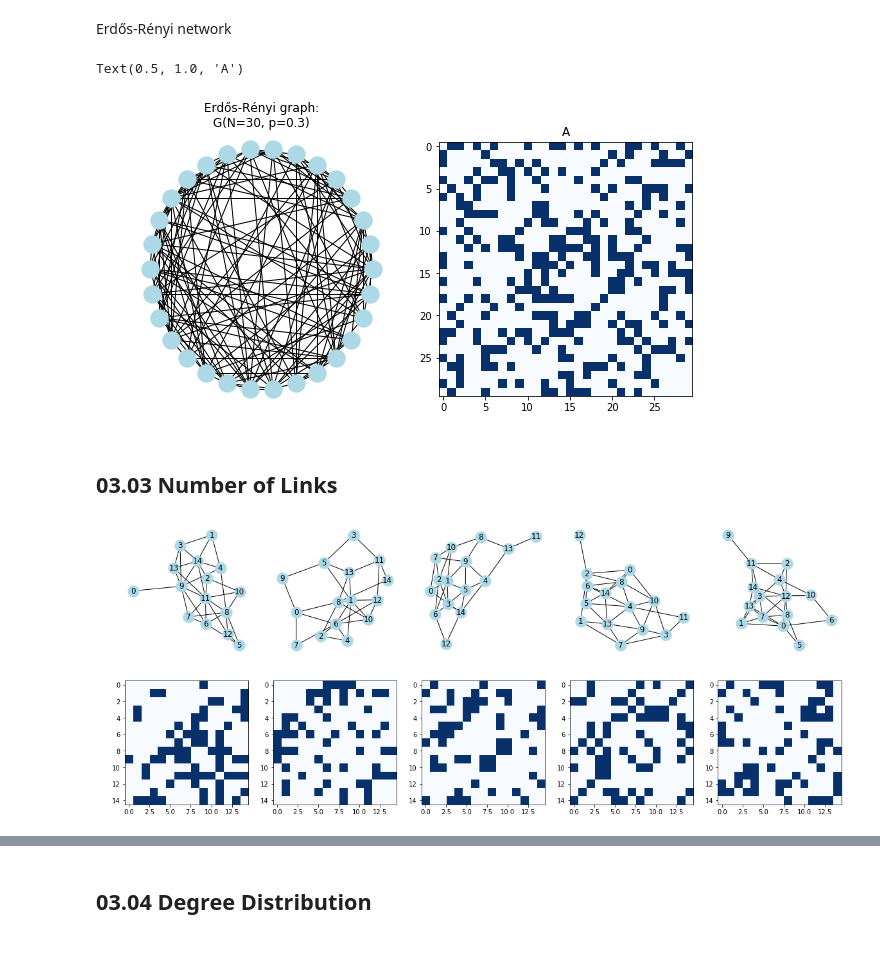
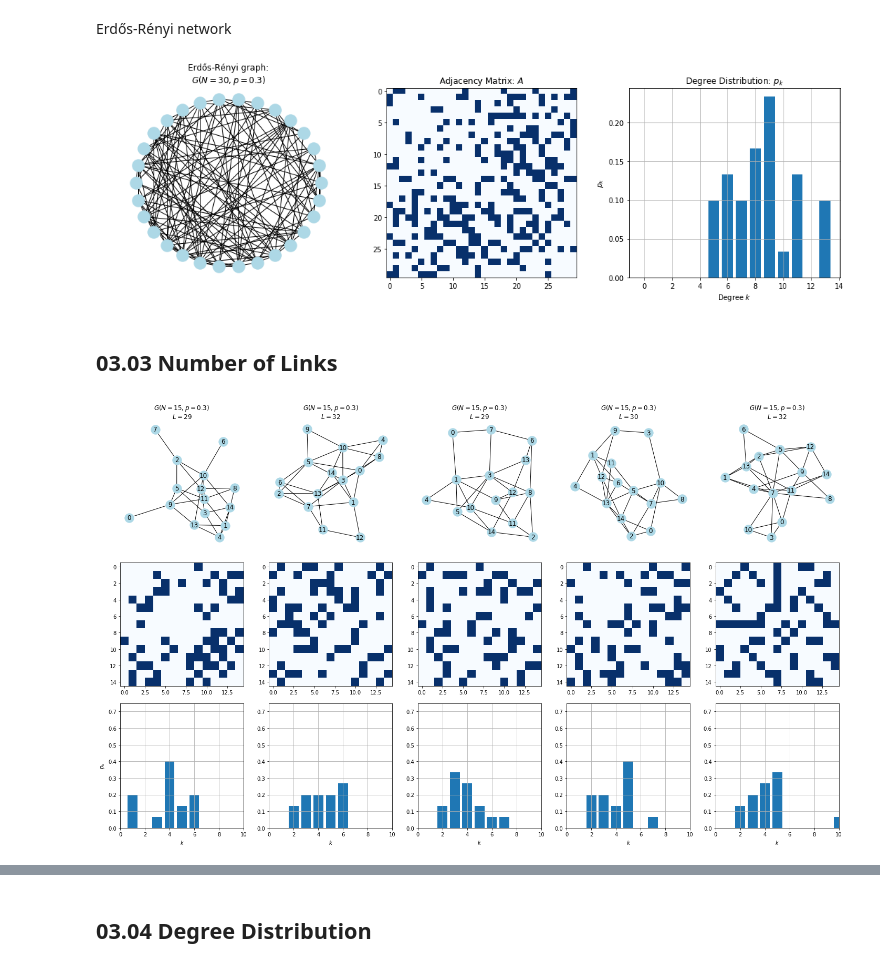
Before and after one commit to shumez/NetworkScience, a Jupyter notebook: c03/code.ipynb, the cells around one changed output, grey strips where cells are left out. Cells and saved outputs as stored; diff of their text form; code cells hidden in the pictures.

```diff
--- a/c03/code.ipynb
+++ b/c03/code.ipynb
@@ -58,21 +57,33 @@ G(N,L)
 # num of edges
 N = 30
 # num of nodes
-L = 40
+L = 30
 
 seedN=123
 
-fig, axes = plt.subplots(ncols=2, nrows=1, figsize=(10, 5))
+fig, axes = plt.subplots(ncols=3, nrows=1, figsize=(15, 5))
 
 G = nx.gnm_random_graph(N, L, seed=seedN)
+
 nx.draw_circular(G, ax=axes[0], node_color='lightblue')
-
-axes[0].set_title('G(N={}, L={})'.format(N, L))
+axes[0].set_title(r'$G(N={}, L={})$' '\n' r'$\langle k \rangle = 2L/N = {}$'.format(N, L, np.round(2*L/N, 3)))
 
 A = nx.to_numpy_matrix(G)
+# A = nx.adjacency_matrix(G)
+B = nx.incidence_matrix(G)
 axes[1].imshow(A, cmap='Blues')
-axes[1].set_title('A')
+axes[1].set_title('Adjacency Matrix ' r'$A_{i,j}$')
 
+deg = nx.degree_histogram(G)
+d = [d/N for d in deg]
+axes[2].bar(range(len(d)), d)
+axes[2].set_title('Degree Distribution: ' r'$p_k$')
+axes[2].set_xlabel('Degree ' r'$k$')
+axes[2].set_ylabel(r'$p_k$')
+axes[2].grid(True)
+# axes[2].hist(nx.degree(G).values)
 
-print('<k>=2L/N={}'.format(np.round(2*L/N, 3)))
+plt.tight_layout()
+plt.show()
+# print(type(B))
 # %% [output]
@@ -113,36 +135,61 @@ Erdős-Rényi network
 # %%
 N = 30
 p = .3
-seedN = 123
+seedN = 321
 
-fig, axes = plt.subplots(ncols=2, nrows=1, figsize=(10, 5))
+fig, axes = plt.subplots(ncols=3, nrows=1, figsize=(15, 5))
 
 G = nx.erdos_renyi_graph(N, p, seedN)
+# print(nx.degree_histogram(G))
 nx.draw_circular(G, ax=axes[0], node_color='lightblue')
-axes[0].set_title('Erdős-Rényi graph:\nG(N={}, p={})'.format(N, p))
+axes[0].set_title('Erdős-Rényi graph:\n' r'$G(N={}, p={})$'.format(N, p))
 
 A = nx.to_numpy_matrix(G)
 axes[1].imshow(A, cmap='Blues')
-axes[1].set_title('A')
+axes[1].set_title('Adjacency Matrix: ' r'$A$')
+
+deg = nx.degree_histogram(G)
+d = [d/N for d in deg]
+axes[2].bar(range(len(d)), d)
+axes[2].grid(True)
+axes[2].set_title('Degree Distribution: ' r'$p_k$')
+axes[2].set_xlabel('Degree ' r'$k$')
+axes[2].set_ylabel(r'$p_k$')
+
+plt.tight_layout()
+plt.show()
 # %% [output]
-Text(0.5, 1.0, 'A')
-[figure, old version]
+[figure, new version]
 # %% [markdown]
 ## 03.03 Number of Links
 # %%
-n = 15
+N = 15
 p = .3
 
-fig, axes = plt.subplots(ncols=5, nrows=2, figsize=(20, 8))
+fig, axes = plt.subplots(ncols=5, nrows=3, figsize=(20, 12))
 for i in range(5):
-    G = nx.gnp_random_graph(n, p)
+    G = nx.gnp_random_graph(N, p)
+    L = nx.number_of_edges(G)
     nx.draw_networkx(G, ax=axes[0][i], node_color='lightblue')
-    #ax.set_title('G(10, {})'.format(np.round(p, 3)))
+    axes[0][i].set_title(r'$G(N={}, p={})$' '\n' r'$L={}$'.format(N, np.round(p, 3), L))
     axes[0][i].set_axis_off()
     #nx.draw(G, node_size=80)
 
     A = nx.to_numpy_matrix(G)
     axes[1][i].imshow(A, cmap='Blues')
+
+    deg = nx.degree_histogram(G)
+    d = [d/N for d in deg]
+    axes[2][i].bar(range(len(d)), d)
+    axes[2][i].grid(True)
+    axes[2][i].set_xlim(0, 10)
+    axes[2][i].set_ylim(0, .75)
+    axes[2][i].set_xlabel(r'$k$')
+
+axes[2][0].set_ylabel(r'$p_k$')
+
+plt.tight_layout()
+plt.show()
 # %% [output]
-[figure, old version]
+[figure, new version]
 # %%
```
Also changed, not shown: parts of 14 cells of this notebook.
